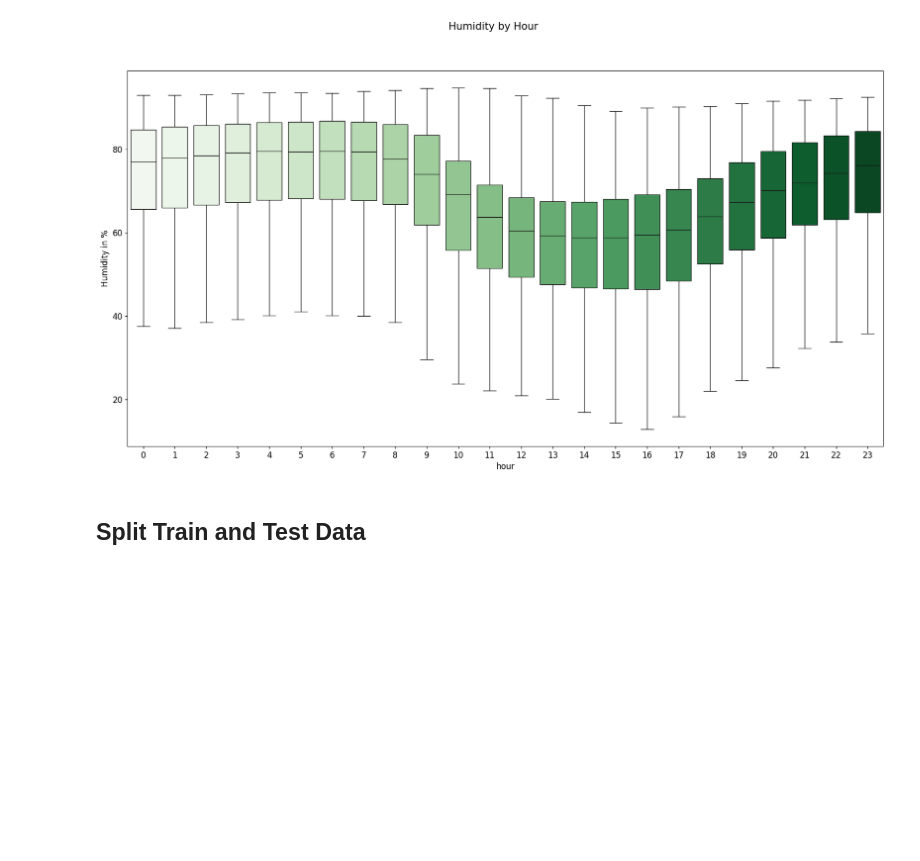
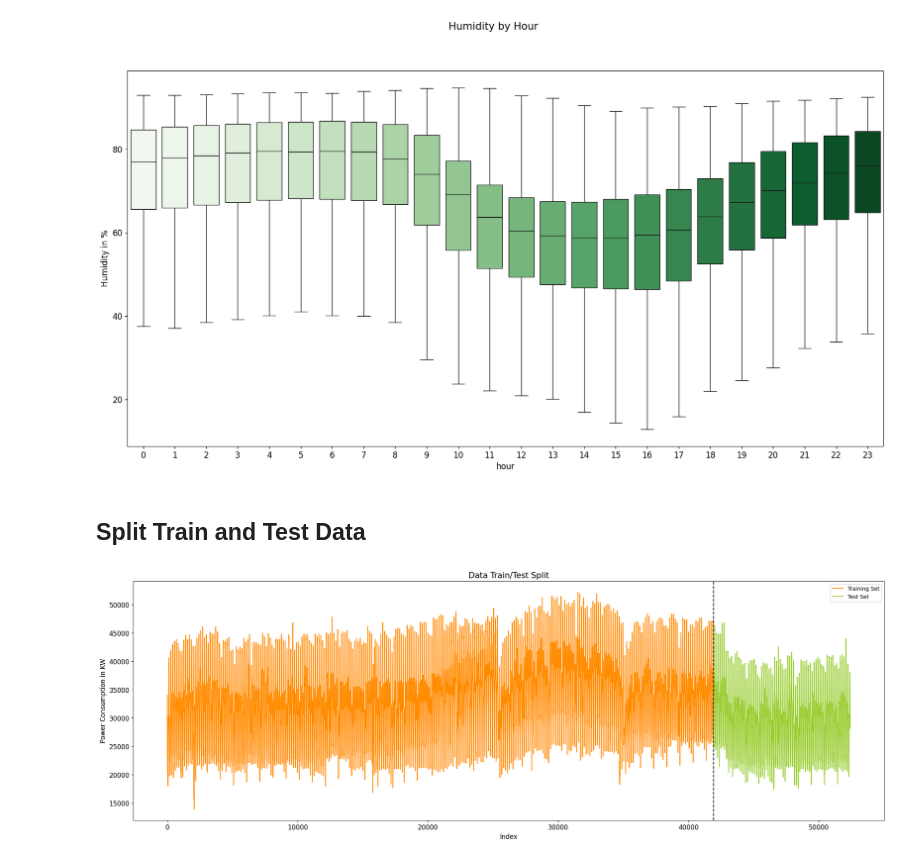
Before and after one commit to tantowish/how-to-train-your-ai-before-deadline, a Jupyter notebook: test.ipynb, the cells around one changed output. Cells and saved outputs as stored; diff of their text form; code cells hidden in the pictures; blank space fills up the shorter version.

```diff
--- a/test.ipynb
+++ b/test.ipynb
@@ -271,3 +271,30 @@ Passing `palette` without assigning `hue` is deprecated and will be removed in v
 [figure]
 # %% [markdown]
 ## Split Train and Test Data
+# %%
+train_size = int(len(df) * 0.8)
+train_df = df[:train_size]
+test_df = df[train_size:]
+
+# Visualize the split
+fig, ax = plt.subplots(figsize=(25, 8))
+
+# Plotting power consumption to visualize split
+ax.plot(train_df.index, train_df['Zone 1 Power Consumption'], label='Training Set', color='darkorange')
+ax.plot(test_df.index, test_df['Zone 1 Power Consumption'], label='Test Set', color='yellowgreen')
+
+# Mark the point of split
+ax.axvline(train_size, color='black', linestyle='--')
+
+# Add legend, labels, and title
+ax.legend(['Training Set', 'Test Set'])
+plt.title('Data Train/Test Split', fontsize=15)
+plt.xlabel('Index', fontsize=12)
+plt.ylabel('Power Consumption in KW', fontsize=12)
+plt.xticks(fontsize=12)
+plt.yticks(fontsize=12)
+
+# Display the plot
+plt.show()
+# %% [output]
+[figure, added]
```
Also changed, not shown: parts of 15 cells of this notebook.
